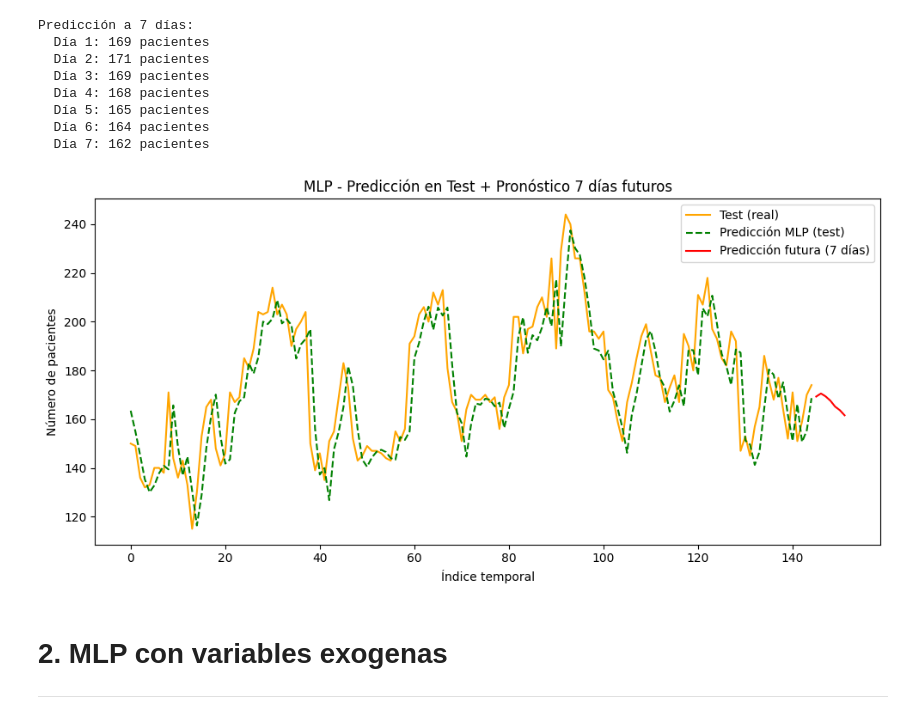
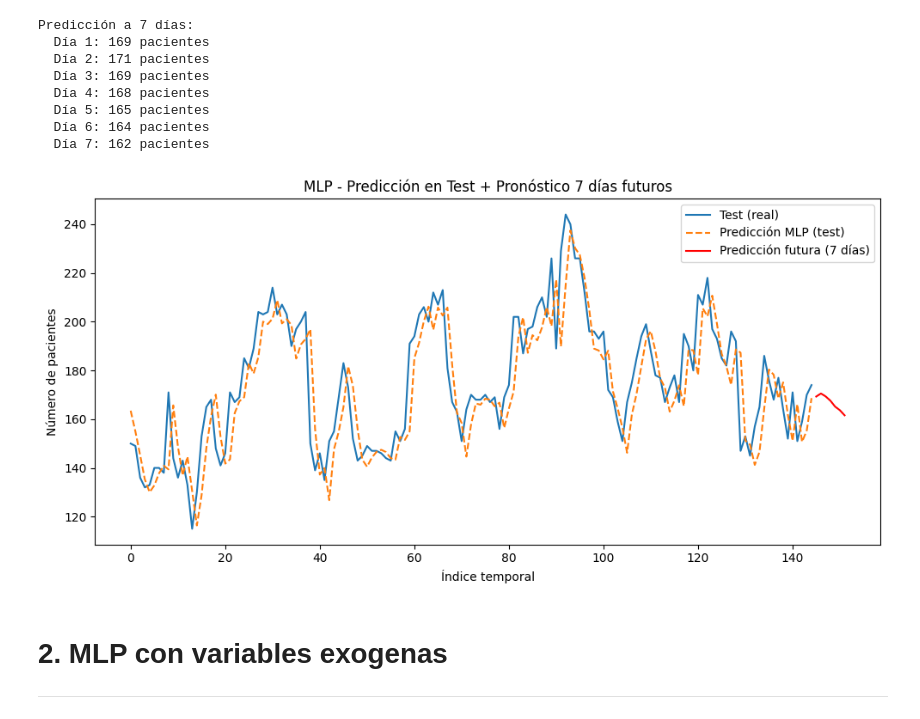
Before and after one commit to FaustoGabini/hospital-bed-prediction, a Jupyter notebook: 03_MLP.ipynb, the cells around one changed output. Cells and saved outputs as stored; diff of their text form; code cells hidden in the pictures.

Commit message:
Normaliza la paleta de colores

```diff
--- a/03_MLP.ipynb
+++ b/03_MLP.ipynb
@@ -109,22 +109,22 @@ Predicción a 7 días:
 # %%
 # Índices
 test_idx = np.arange(len(y_test_inv))
 future_idx = np.arange(len(y_test_inv), len(y_test_inv) + len(future_preds_inv))
 
 # Gráfico
 plt.figure(figsize=(10,5))
-plt.plot(test_idx, y_test_inv, label='Test (real)', color='orange')
-plt.plot(test_idx, y_pred_inv, label='Predicción MLP (test)', color='green', linestyle='--')
+plt.plot(test_idx, y_test_inv, label='Test (real)', color='#1f77b4')
+plt.plot(test_idx, y_pred_inv, label='Predicción MLP (test)', color='#ff7f0e', linestyle='--')
 plt.plot(future_idx, future_preds_inv, label='Predicción futura (7 días)', color='red')
 
 plt.title('MLP - Predicción en Test + Pronóstico 7 días futuros')
 plt.xlabel('Índice temporal')
 plt.ylabel('Número de pacientes')
 plt.legend()
 plt.tight_layout()
 plt.show()
 # %% [output]
-[figure, old version]
+[figure, new version]
 # %% [markdown]
 # 2. MLP con variables exogenas
 ---
```
Also changed, not shown: parts of 2 cells of this notebook, 1 other file.
